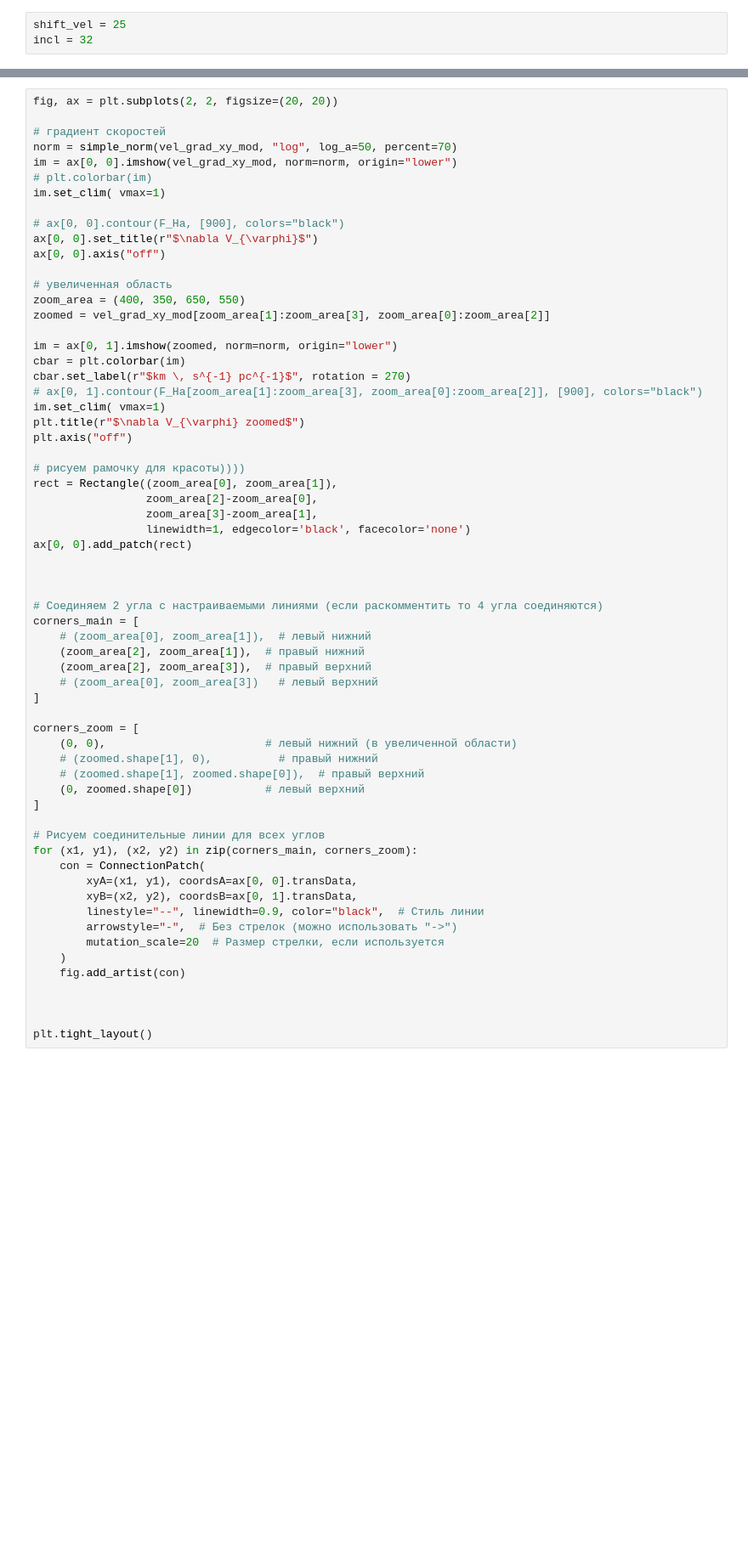
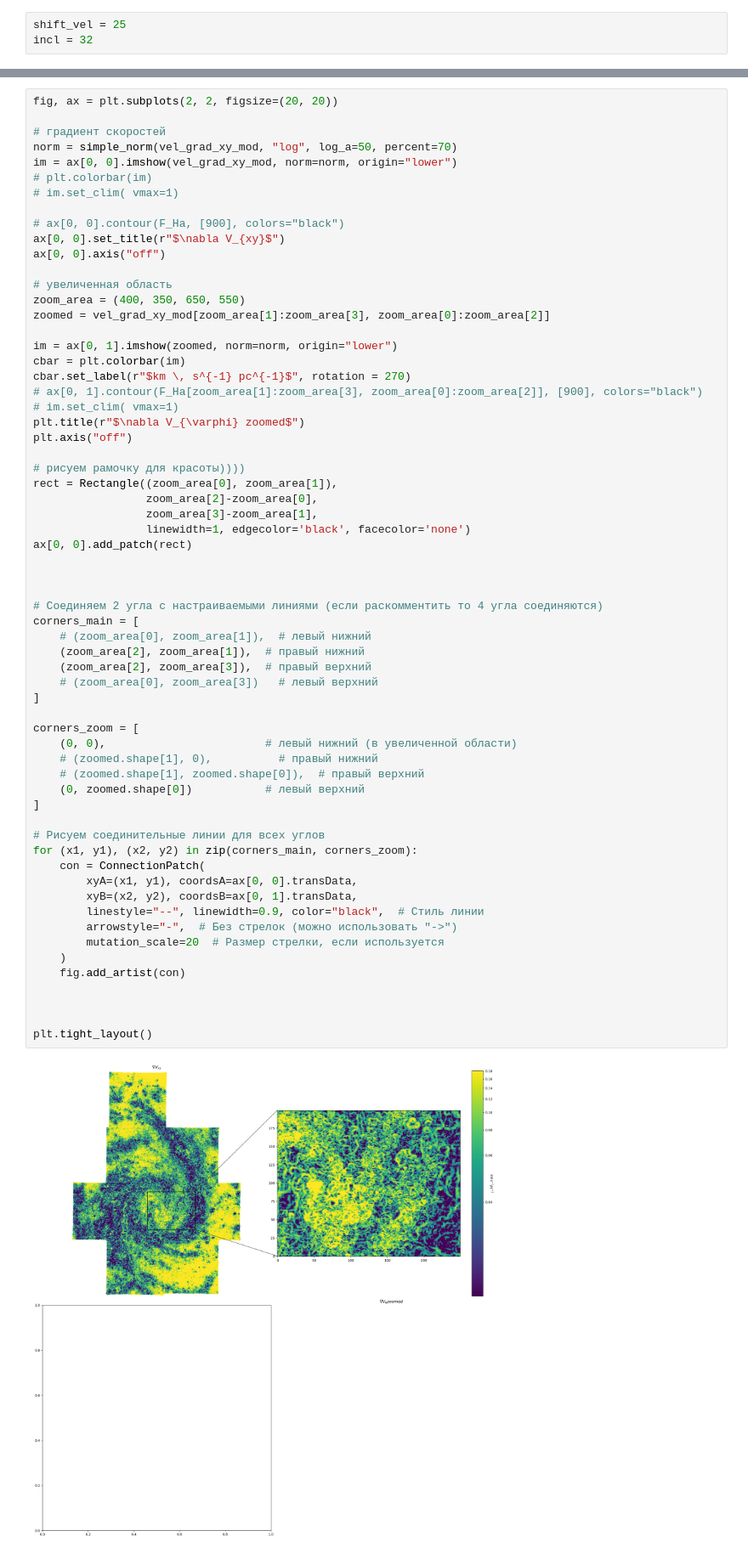
Before and after one commit to Polina-Kochergina/velocity_gradients, a Jupyter notebook: vel_grad2.ipynb, the cells around one changed output, grey strips where cells are left out. Shown at 85% size. Cells and saved outputs as stored; diff of their text form; blank space fills up the shorter version.

```diff
--- a/vel_grad2.ipynb
+++ b/vel_grad2.ipynb
@@ -149,10 +151,10 @@ fig, ax = plt.subplots(2, 2, figsize=(20, 20))
 norm = simple_norm(vel_grad_xy_mod, "log", log_a=50, percent=70)
 im = ax[0, 0].imshow(vel_grad_xy_mod, norm=norm, origin="lower")
 # plt.colorbar(im)
-im.set_clim( vmax=1)
+# im.set_clim( vmax=1)
 
 # ax[0, 0].contour(F_Ha, [900], colors="black")
-ax[0, 0].set_title(r"$\nabla V_{\varphi}$")
+ax[0, 0].set_title(r"$\nabla V_{xy}$")
 ax[0, 0].axis("off")
 
 # увеличенная область
@@ -163,7 +165,7 @@ im = ax[0, 1].imshow(zoomed, norm=norm, origin="lower")
 cbar = plt.colorbar(im)
 cbar.set_label(r"$km \, s^{-1} pc^{-1}$", rotation = 270)
 # ax[0, 1].contour(F_Ha[zoom_area[1]:zoom_area[3], zoom_area[0]:zoom_area[2]], [900], colors="black")
-im.set_clim( vmax=1)
+# im.set_clim( vmax=1)
 plt.title(r"$\nabla V_{\varphi} zoomed$")
 plt.axis("off")
 
@@ -178,30 +180,32 @@ ax[0, 0].add_patch(rect)
 
 # Соединяем 2 угла с настраиваемыми линиями (если раскомментить то 4 угла соединяются)
 corners_main = [
     # (zoom_area[0], zoom_area[1]),  # левый нижний
     (zoom_area[2], zoom_area[1]),  # правый нижний
     (zoom_area[2], zoom_area[3]),  # правый верхний
     # (zoom_area[0], zoom_area[3])   # левый верхний
 ]
 
 corners_zoom = [
     (0, 0),                        # левый нижний (в увеличенной области)
     # (zoomed.shape[1], 0),          # правый нижний
     # (zoomed.shape[1], zoomed.shape[0]),  # правый верхний
     (0, zoomed.shape[0])           # левый верхний
 ]
 
 # Рисуем соединительные линии для всех углов
 for (x1, y1), (x2, y2) in zip(corners_main, corners_zoom):
     con = ConnectionPatch(
         xyA=(x1, y1), coordsA=ax[0, 0].transData,
         xyB=(x2, y2), coordsB=ax[0, 1].transData,
         linestyle="--", linewidth=0.9, color="black",  # Стиль линии
         arrowstyle="-",  # Без стрелок (можно использовать "->")
         mutation_scale=20  # Размер стрелки, если используется
     )
     fig.add_artist(con)
 
 
 
 plt.tight_layout()
+# %% [output]
+[figure, added]
```
Also changed, not shown: parts of 8 cells of this notebook, 3 other files.
